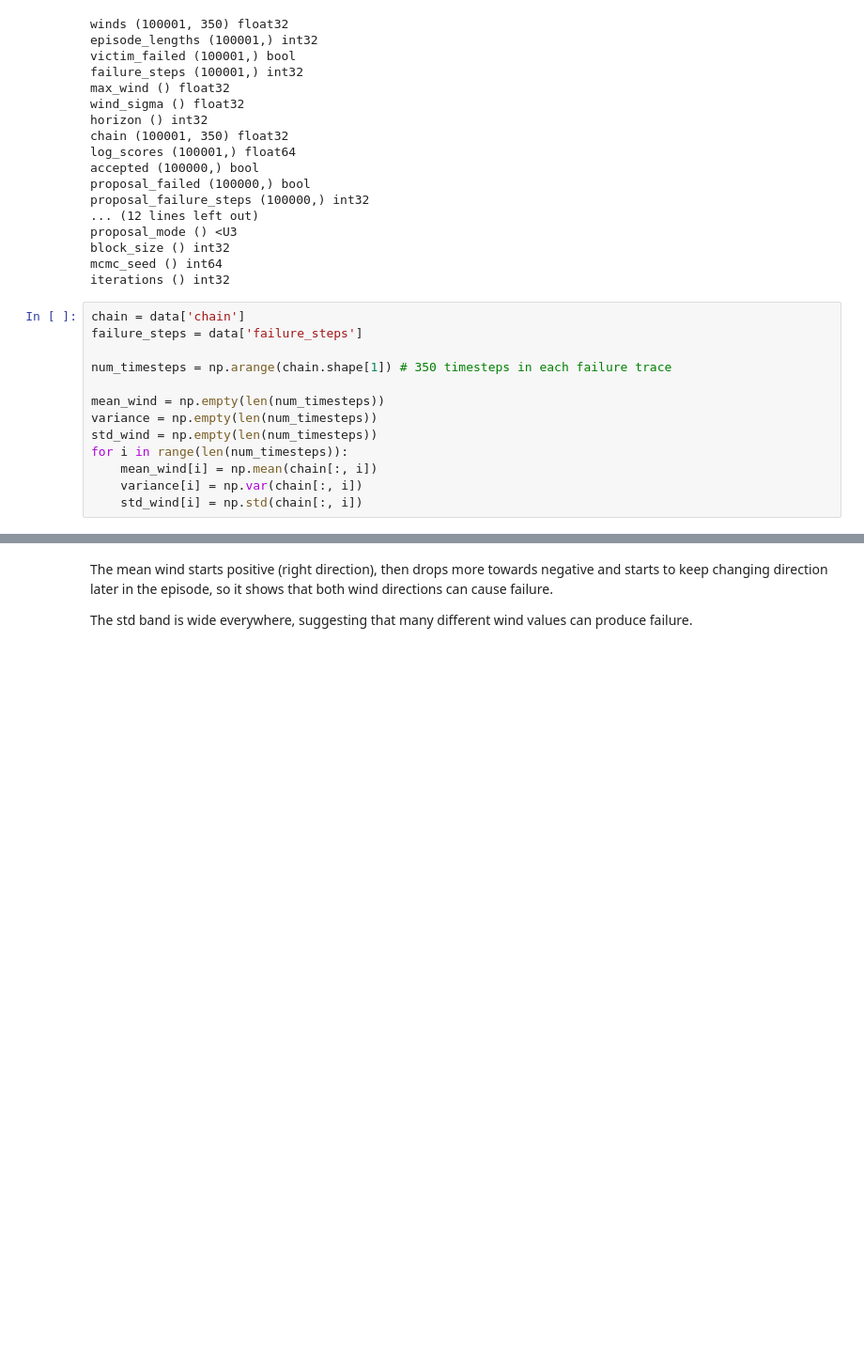
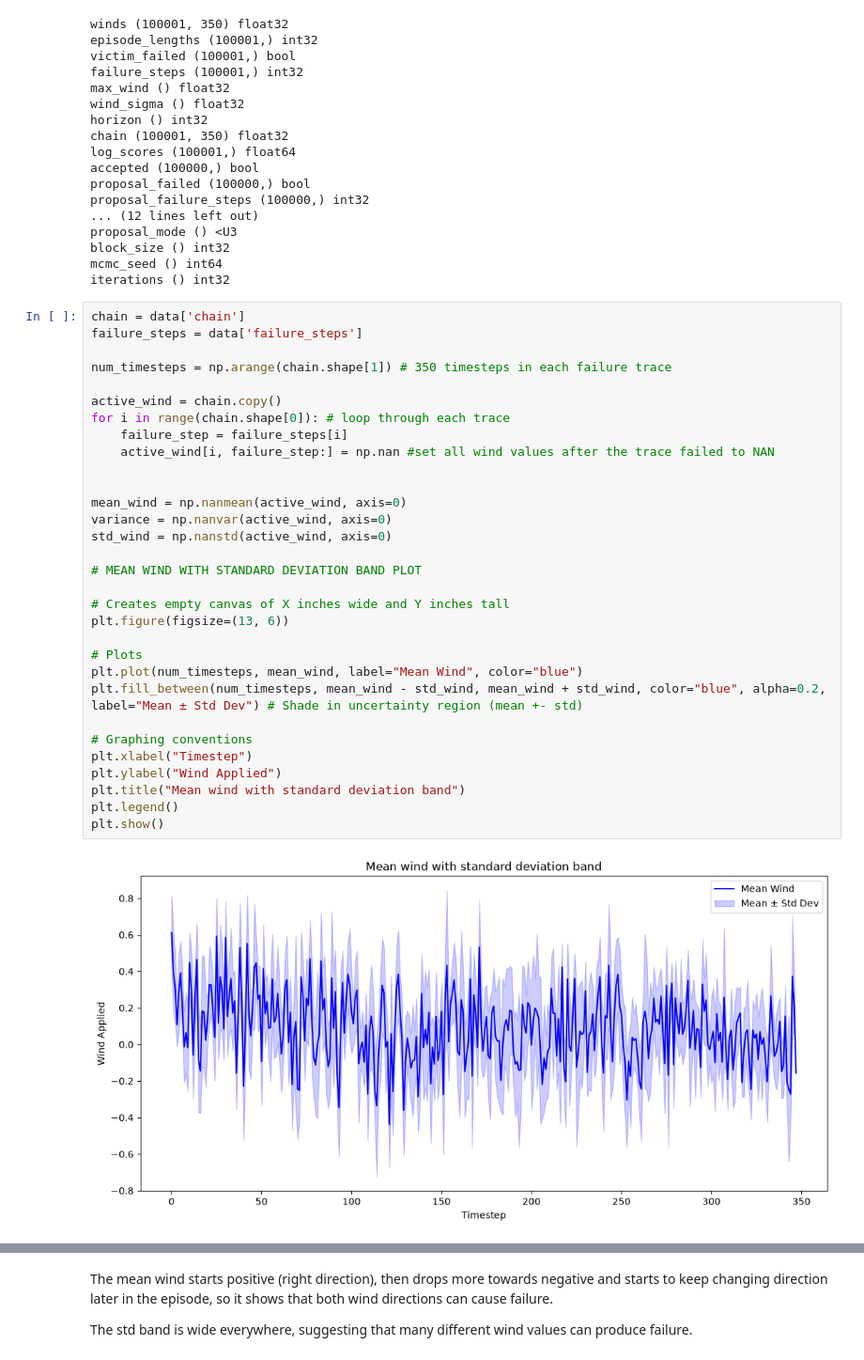
Before and after one commit to soreng25/Adversarial-Transformer-PPO-agent-in-Cartpole, a Jupyter notebook: analysis.ipynb, the cells around one changed output, grey strips where cells are left out. Shown at 94% size. Cells and saved outputs as stored; diff of their text form; blank space fills up the shorter version.

```diff
--- a/analysis.ipynb
+++ b/analysis.ipynb
@@ -34,13 +34,33 @@ iterations () int32
 # %%
 chain = data['chain']
 failure_steps = data['failure_steps']
 
 num_timesteps = np.arange(chain.shape[1]) # 350 timesteps in each failure trace
 
-mean_wind = np.empty(len(num_timesteps))
-variance = np.empty(len(num_timesteps))
-std_wind = np.empty(len(num_timesteps))
-for i in range(len(num_timesteps)):
-    mean_wind[i] = np.mean(chain[:, i])
-    variance[i] = np.var(chain[:, i])
-    std_wind[i] = np.std(chain[:, i])
+active_wind = chain.copy()
+for i in range(chain.shape[0]): # loop through each trace
+    failure_step = failure_steps[i]
+    active_wind[i, failure_step:] = np.nan #set all wind values after the trace failed to NAN
+
+
+mean_wind = np.nanmean(active_wind, axis=0)
+variance = np.nanvar(active_wind, axis=0)
+std_wind = np.nanstd(active_wind, axis=0)
+
+# MEAN WIND WITH STANDARD DEVIATION BAND PLOT
+
+# Creates empty canvas of X inches wide and Y inches tall
+plt.figure(figsize=(13, 6))
+
+# Plots
+plt.plot(num_timesteps, mean_wind, label="Mean Wind", color="blue")
+plt.fill_between(num_timesteps, mean_wind - std_wind, mean_wind + std_wind, color="blue", alpha=0.2, label="Mean ± Std Dev") # Shade in uncertainty region (mean +- std)
+
+# Graphing conventions
+plt.xlabel("Timestep")
+plt.ylabel("Wind Applied")
+plt.title("Mean wind with standard deviation band")
+plt.legend()
+plt.show()
+# %% [output]
+[figure, added]
```
Also changed, not shown: parts of 10 cells of this notebook.
